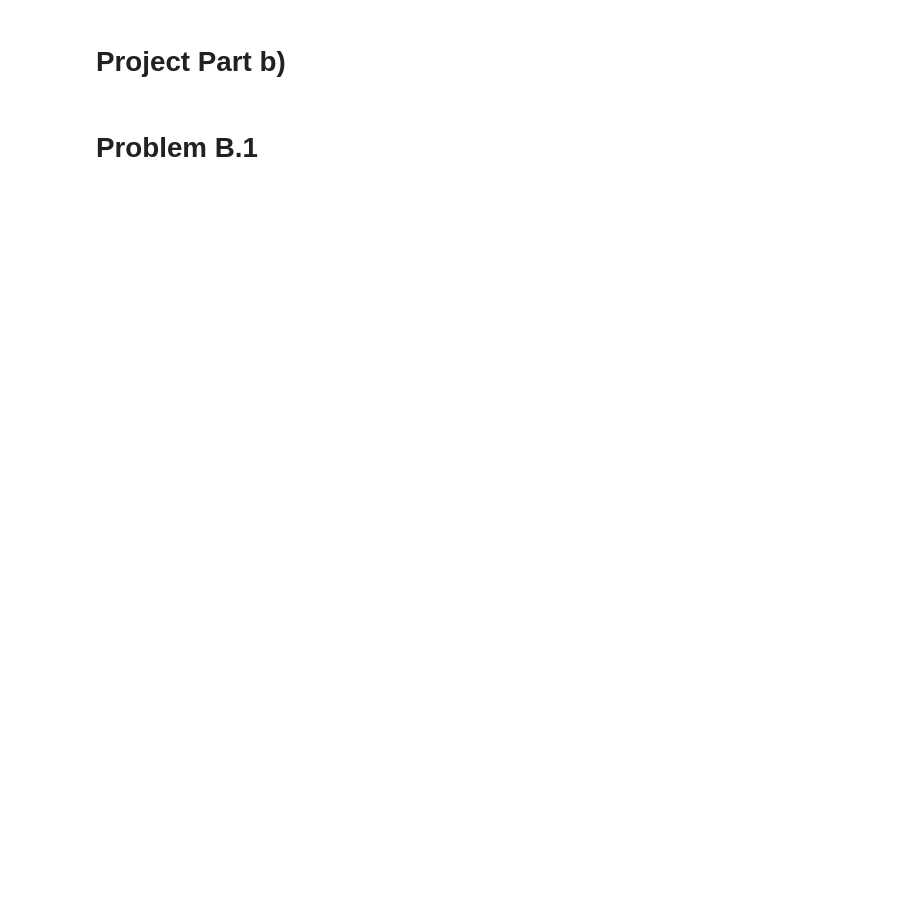
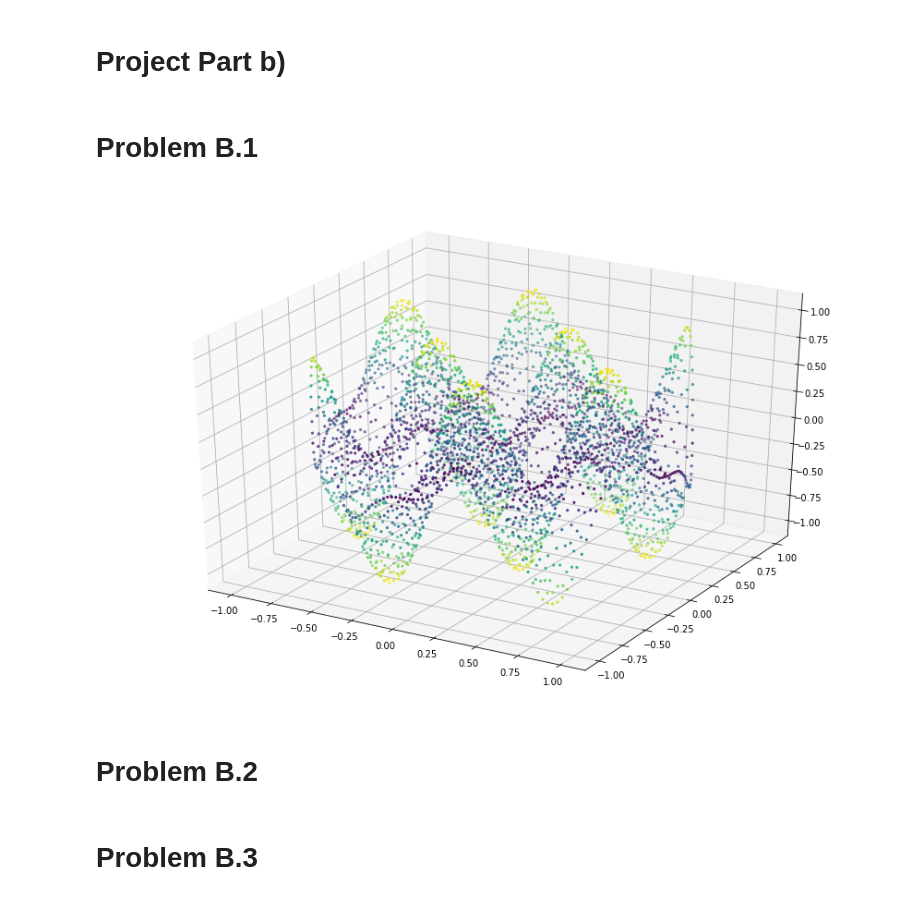
Before and after one commit to CarmenLee111/FEM_course, a Jupyter notebook: ProjectB.ipynb, the cells around one changed output. Cells and saved outputs as stored; diff of their text form; code cells hidden in the pictures; blank space fills up the shorter version.

Commit message:
Plot of u

```diff
--- a/ProjectB.ipynb
+++ b/ProjectB.ipynb
@@ -6,15 +6,17 @@ from dolfin import *
 from mshr import *
 
 import matplotlib
-%matplotlib qt
+#%matplotlib qt
 #%matplotlib widget
-#%matplotlib inline
-#matplotlib.rcParams['figure.figsize'] = 15, 10
+%matplotlib inline
+matplotlib.rcParams['figure.figsize'] = 15, 10
+from matplotlib import cm
 
 import matplotlib.pyplot as plt
 import numpy as np
 np.set_printoptions(threshold=np.inf, linewidth=300)
 from scipy import sparse
+import scipy.sparse.linalg as splinalg
 
 
 from mpl_toolkits.mplot3d import Axes3D
@@ -117,15 +61,16 @@ def HatGradients(x, y):
 # %%
 domain = Circle(Point(0.,0.),1.0,60)
-mesh = generate_mesh(domain, 5, "cgal")
-plot(mesh)
-plt.show()
+mesh = generate_mesh(domain, 40, "cgal")
+#plot(mesh)
+#plt.show()
 
 p = mesh.coordinates()
 
-# Obtain the e matrix
+# Constructing the e array. For each edge: (start_index, end_index)
 e_points = BoundaryMesh(mesh, "exterior", True)
 e_indices = e_points.entity_map(0)
 e = e_indices.array()
 e2 = np.append(e[1:], e[0])
 e = np.dstack((e, e2)).squeeze()
+
 t = mesh.cells()
@@ -136,12 +78,31 @@ I = np.eye(len(p))
 # Problem B.1
 # %%
 def f(x, y):
+    '''Force applied at given cooridinates (x,y)'''
     return 8 * np.pi**2 * np.sin(2*np.pi*x) * np.sin(2*np.pi*y)
 
-def gamma(x, y):            # <--------------
-    return 1e6 if x.any()==0 else 0
+def u_exact(x, y):
+    '''Dirichlet boundary condition'''
+    return np.sin(2*pi*x) * np.sin(2*pi*y)
 
-def g(x, y):                # <----------------
-    z = 0
-    z = np.sin(2*np.pi*y)
-    return z
+I = np.eye(len(p))
+A, b = assembler(p, e, t, f)
+A[e[:,0],:] = I[e[:,0],:]
+x = p[:,0]
+y = p[:,1]
+b[e[:,0]] = u_exact(x[e[:,0]], y[e[:,0]])
+
+u = splinalg.spsolve(A.tocsr(), b)
+# %%
+fig = plt.figure()
+ax = fig.gca(projection='3d')
+c = np.abs(u)
+cmvir = plt.get_cmap("viridis")
+ax.scatter(x, y, u, s=5, c=c, cmap=cmvir)
+plt.show()
+# %% [output]
+[figure, added]
+# %% [markdown]
+# Problem B.2
+# %% [markdown]
+# Problem B.3
```
Also changed, not shown: parts of 3 cells of this notebook.
